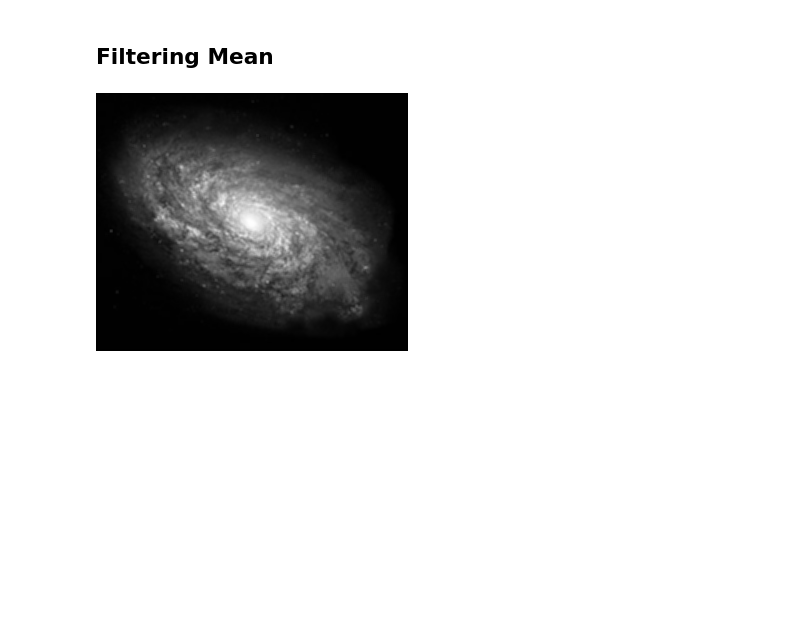
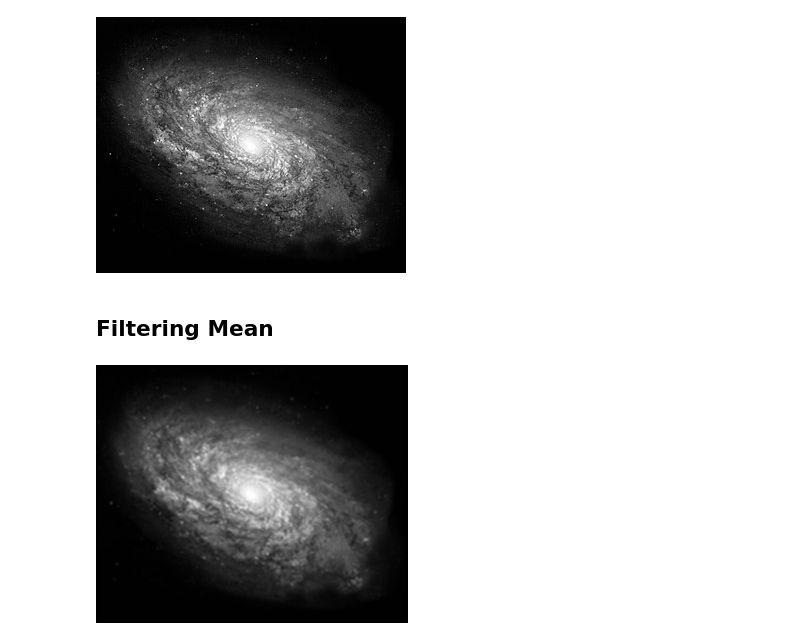
Before and after one commit to 16Komang/PCVK, a Jupyter notebook: ProjectUTS.ipynb, the cells around one changed output. Cells and saved outputs as stored; diff of their text form; code cells hidden in the pictures; blank space fills up the shorter version.

```diff
--- a/ProjectUTS.ipynb
+++ b/ProjectUTS.ipynb
@@ -18,7 +18,10 @@ from PIL import Image as im
 # %%
 # Memasukan gambar yang akan di filtering dari google drive
 img = cv.imread('/content/drive/MyDrive/Images/galaxy.jpg')
 img_gray = cv.cvtColor(img, cv.COLOR_BGR2GRAY)
+cv2_imshow(img_gray)
+# %% [output]
+[figure, added]
 # %%
 def filtering(image, kernel, stride, padding):
   image = np.pad(image, padding, mode='constant', constant_values=0)
```
Also changed, not shown: parts of 2 cells of this notebook.
